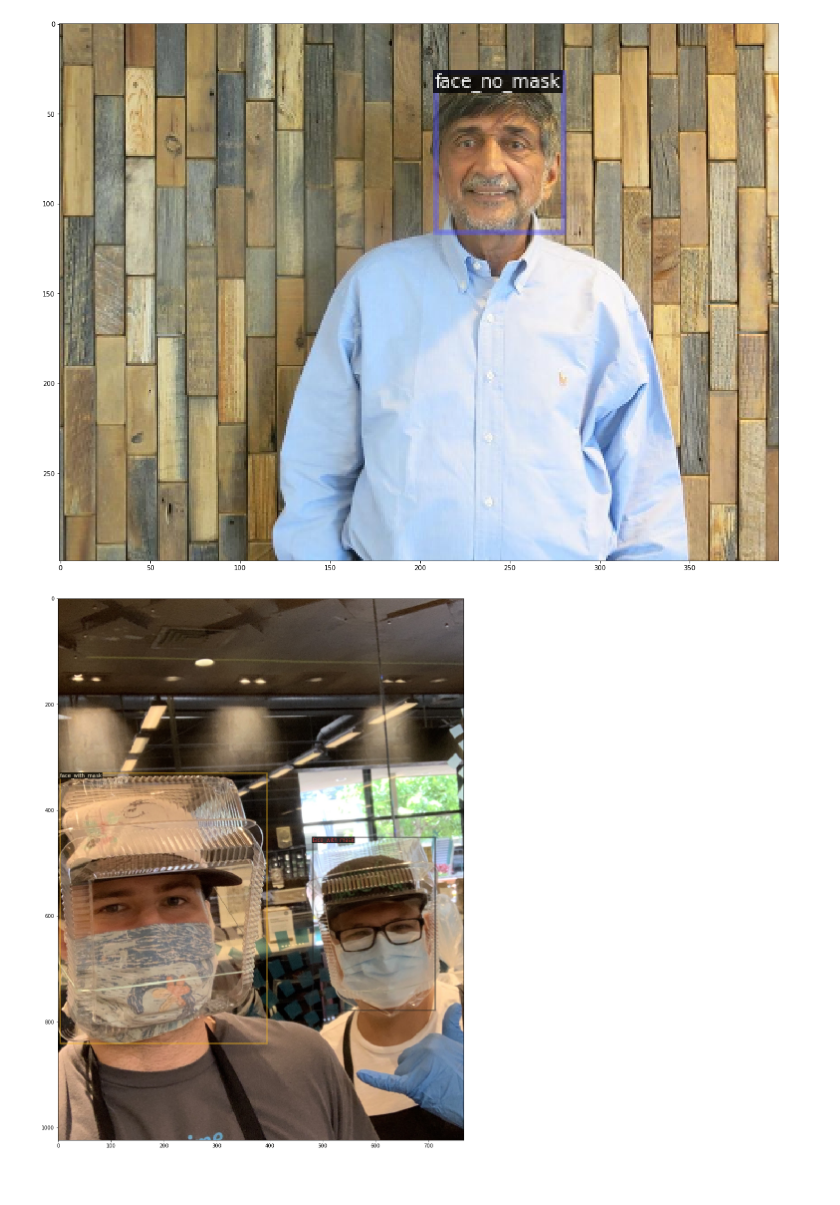
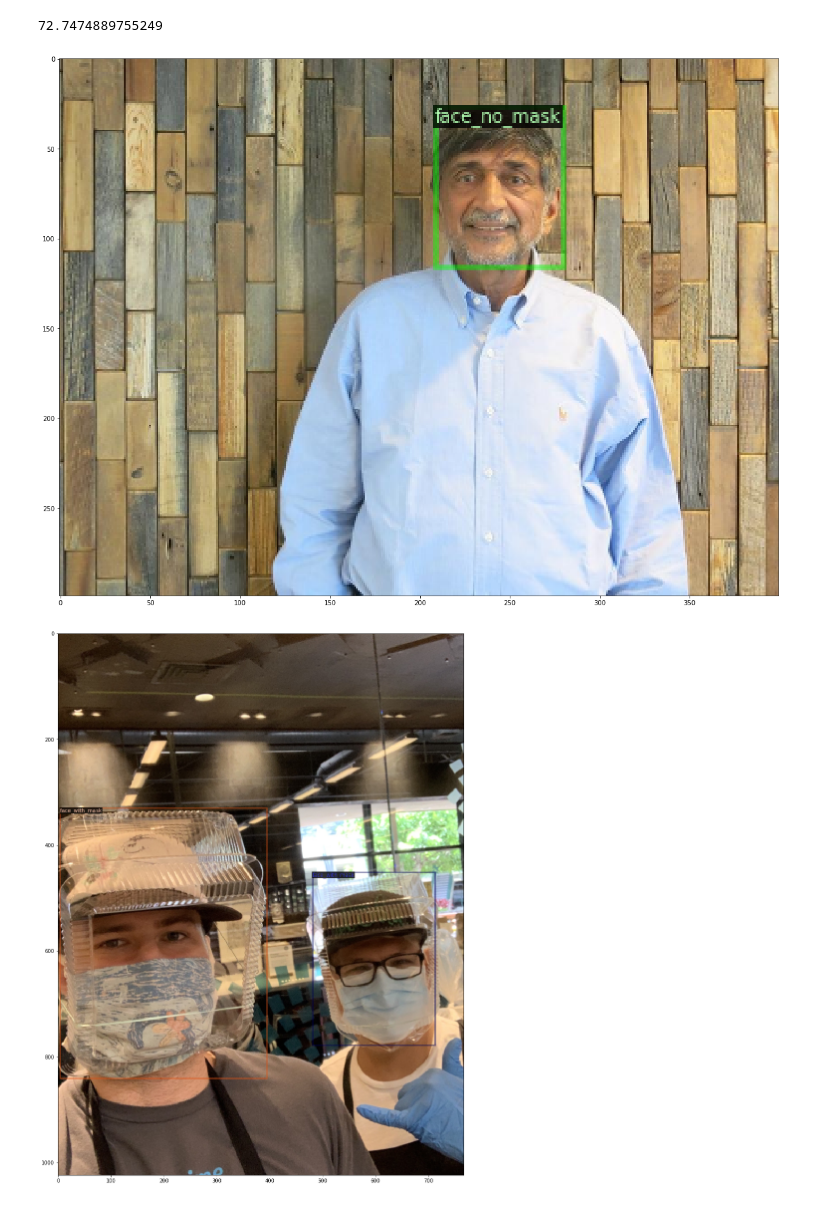
Before and after one commit to sherrychen127/face_mask_detector, a Jupyter notebook: register_dataset.ipynb, the cells around one changed output. Saved outputs shown, nothing was run; the diff lists cells and outputs as text; code cells hidden in the pictures.

```diff
--- a/register_dataset.ipynb
+++ b/register_dataset.ipynb
@@ -15,7 +19,7 @@ from detectron2.structures import BoxMode
 DATASET1_CLASS_MAPPING = {
     'face_with_mask': 0,
     'face_no_mask': 1,
-    'face_with_mask_incorrect': 2,
+    'face_with_mask_incorrect': 1,
     'face_other_covering': 1,
     'mask_surgical': -1,
     'face_shield': -1,
@@ -36,12 +40,14 @@ DATASET1_CLASS_MAPPING = {
 # %%
 def get_facemask_1_dicts(dataset_dir, split='train'):
     """
-    Return a dictionary containing the dataset's annotations.
+    Return a list of dictionaries containing the dataset's annotations.
 
     Args:
         dataset_dir (str): path to the dataset parent directory
         split (str): get annotations for 'train', 'val', or 'test' split. Default: 'train'
             note: fixed train:val:test split ratio of 0.7:0.15:0.15
+    Return:
+        dataset_dicts (list): a list of dictionaries
     """
     img_dir = os.path.join(dataset_dir, "images")
     annotation_dir = os.path.join(dataset_dir, "annotations")
@@ -104,20 +110,23 @@ def get_facemask_1_dicts(dataset_dir, split='train'):
 dataset_dir = "./datasets/dataset1/Medical_mask/Medical_mask/Medical_Mask/"
 for d in ["train", "val"]:
     DatasetCatalog.register("facemask_1_" + d, lambda d=d: get_facemask_1_dicts(dataset_dir, d))
-    MetadataCatalog.get("facemask_1_" + d).set(thing_classes=['face_with_mask', 'face_no_mask', 'face_with_mask_incorrect', 'face_other_covering'],
+    MetadataCatalog.get("facemask_1_" + d).set(thing_classes=['face_with_mask', 'face_no_mask'],
                                               evaluator_type="coco")
 # %%
 facemask_1_metadata = MetadataCatalog.get("facemask_1_train")
 # %%
+start = time.time()
 dataset_dicts = get_facemask_1_dicts(dataset_dir, "train")
+print(time.time()-start)
 # select two samples to verify the data loading is correct
 for d in dataset_dicts[5:7]:
     img = cv2.imread(d["file_name"])
     visualizer = Visualizer(img[:, :, ::-1], metadata=facemask_1_metadata, scale=0.5)
     out = visualizer.draw_dataset_dict(d)
     plt.figure(figsize=(20, 20))
     plt.imshow(out.get_image())
     plt.show()
 # %% [output]
+72.7474889755249
-[figure, old version]
+[figure, new version]
-[figure, old version]
+[figure, new version]
```
Also changed, not shown: parts of 8 cells of this notebook, 2 other files.
